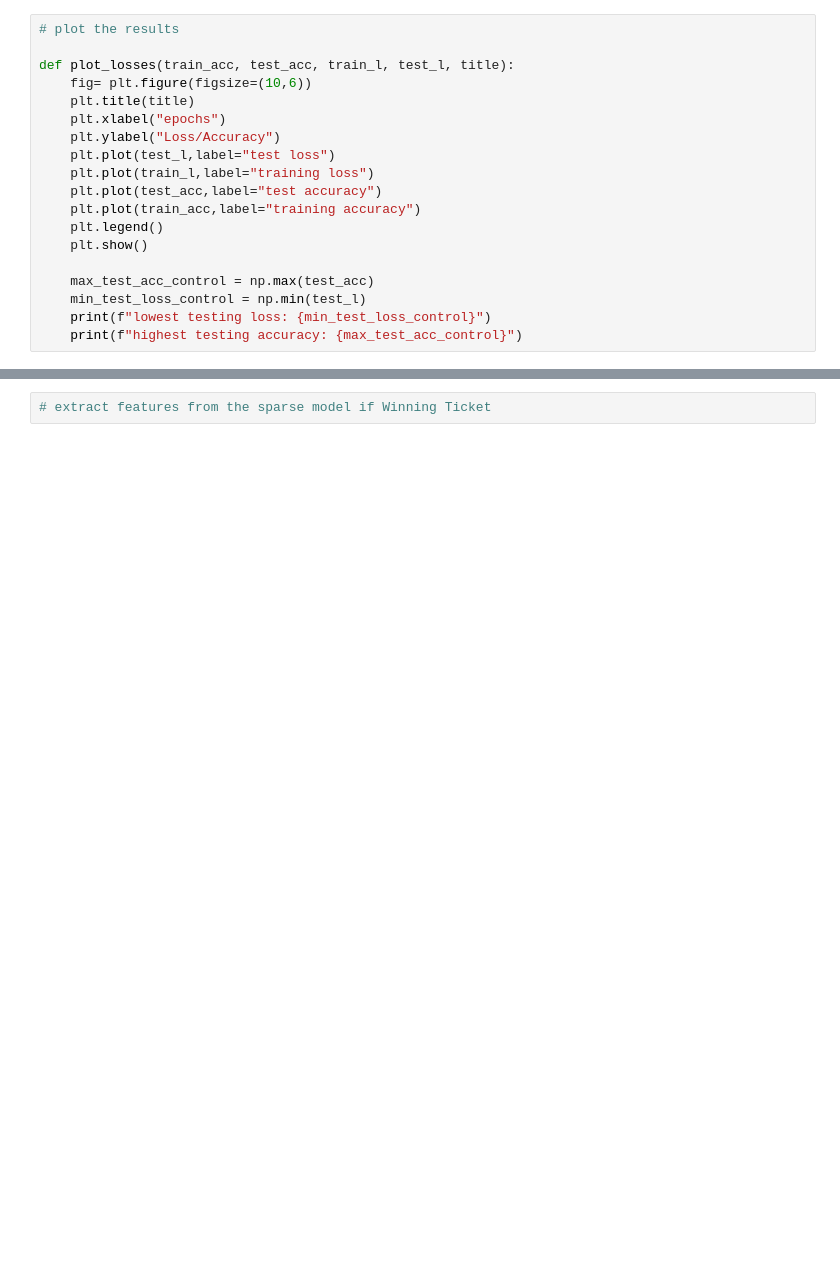
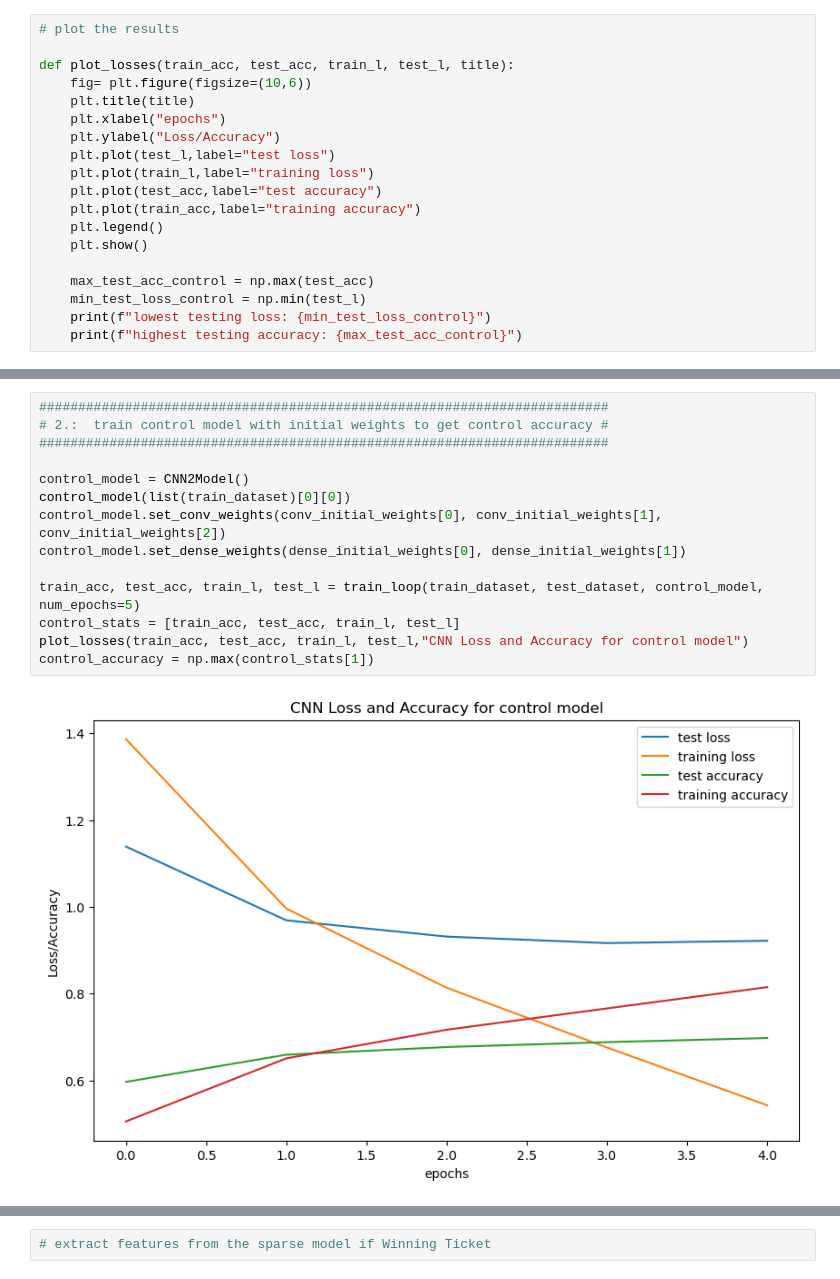
Before and after one commit to Ernalein/TensorflowProjectLTH, a Jupyter notebook: Creating Lottery Tickets.ipynb, the cells around one changed output, grey strips where cells are left out. Cells and saved outputs as stored; diff of their text form; blank space fills up the shorter version.

```diff
--- a/Creating Lottery Tickets.ipynb
+++ b/Creating Lottery Tickets.ipynb
@@ -319,0 +305,16 @@ highest testing accuracy: 0.6948000192642212
+# %%
+#########################################################################
+# 2.:  train control model with initial weights to get control accuracy #
+#########################################################################
+
+control_model = CNN2Model()
+control_model(list(train_dataset)[0][0])
+control_model.set_conv_weights(conv_initial_weights[0], conv_initial_weights[1], conv_initial_weights[2])
+control_model.set_dense_weights(dense_initial_weights[0], dense_initial_weights[1])
+
+train_acc, test_acc, train_l, test_l = train_loop(train_dataset, test_dataset, control_model, num_epochs=5)
+control_stats = [train_acc, test_acc, train_l, test_l]
+plot_losses(train_acc, test_acc, train_l, test_l,"CNN Loss and Accuracy for control model")
+control_accuracy = np.max(control_stats[1])
+# %% [output]
+[figure, added]
```
Also changed, not shown: parts of 15 cells of this notebook.
